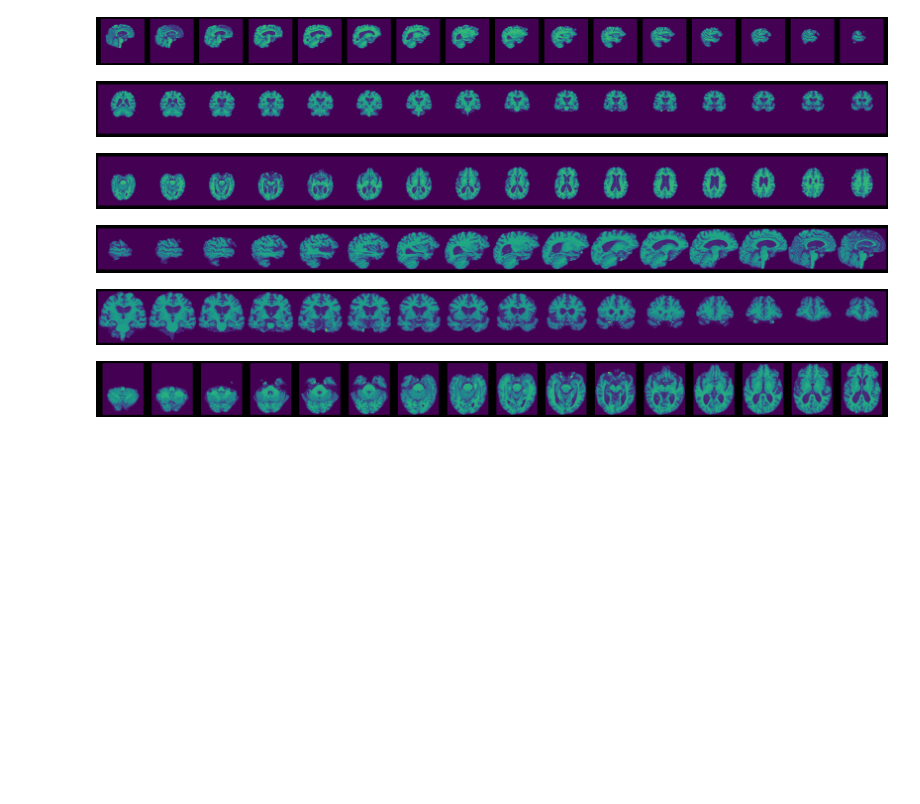
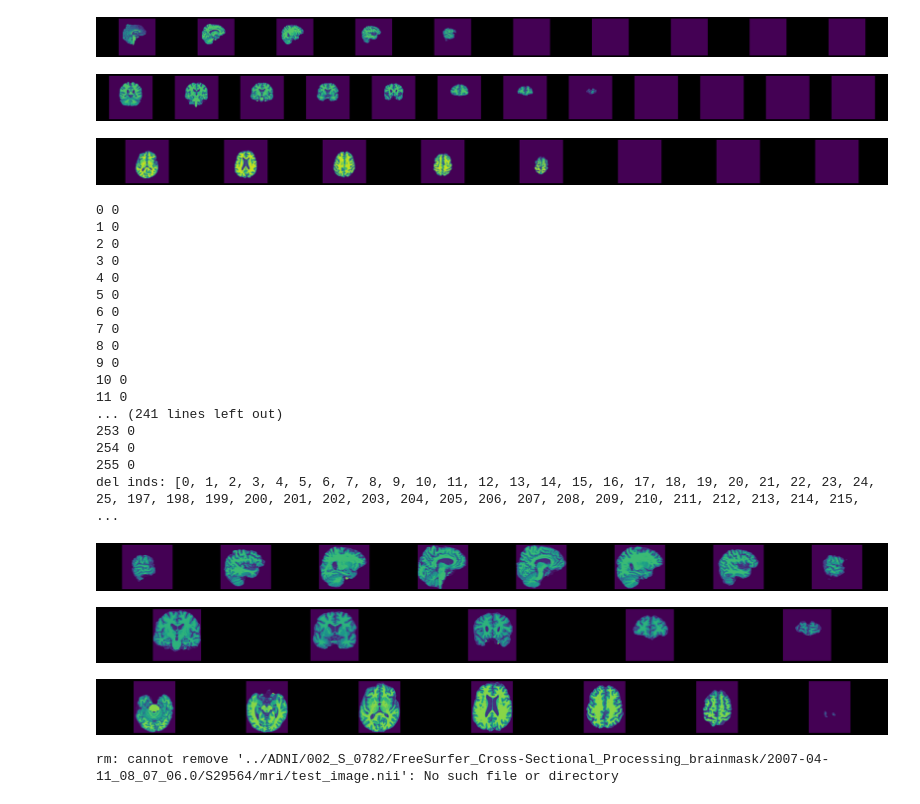
Before and after one commit to ShiboXing/ADNI_Preprocessing, a Jupyter notebook: show_img.ipynb, the cells around one changed output. Cells and saved outputs as stored; diff of their text form; code cells hidden in the pictures; blank space fills up the shorter version.

Commit message:
feat: add continuity check, refactor: add function to clean axis

```diff
--- a/show_img.ipynb
+++ b/show_img.ipynb
@@ -9,8 +9,10 @@ import csv
 import os
 import re
 # %%
-mgz_path = '../ADNI/002_S_0782/FreeSurfer_Cross-Sectional_Processing_brainmask/2007-04-11_08_07_06.0/S29564/mri/brainmask.mgz'
-nii_path = '../ADNI/002_S_0782/FreeSurfer_Cross-Sectional_Processing_brainmask/2007-04-11_08_07_06.0/S29564/mri/test_image.nii'
+arr = range(0, 256, 14)
+path = '../ADNI/002_S_0295/FreeSurfer_Cross-Sectional_Processing_brainmask/2006-04-18_08_20_30.0/S13408/mri'
+mgz_path = rf'{path}/brainmask.mgz'
+nii_path = rf'{path}/test_image.nii'
 padding = 0
 
 img = nib.load(mgz_path)
@@ -19,6 +21,7 @@ plotting.plot_img(img,cut_coords=arr,draw_cross=False,annotate=False,black_bg=Tr
 plotting.plot_img(img,cut_coords=arr,draw_cross=False,annotate=False,black_bg=True,display_mode='y')
 plotting.plot_img(img,cut_coords=arr,draw_cross=False,annotate=False,black_bg=True,display_mode='z')
 plotting.show()
+arr = range(0, img.shape[0], img.shape[0] // 15)
 
 # clean X
 x_len, y_len, z_len = len(np_img), len(np_img[0]), len(np_img[0, 0])
@@ -39,37 +42,58 @@ del_inds = []
 for i in range(y_len):
     if np.sum(np_img[:, i] != zero_mask) == 0:
         del_inds.append(i)
 np_img = np.delete(np.swapaxes(np_img, 0, 1), del_inds, 0)
 np_img = np.swapaxes(np_img, 0, 1)
 # add paddings
 np_img = np.insert(np_img, [0 for i in range(padding)], np.zeros(z_len), 1)
 np_img = np.insert(np_img, [len(np_img[0]) for i in range(padding)], np.zeros(z_len), 1)
 
-# clean Z
+# # clean Z
 x_len, y_len, z_len = len(np_img), len(np_img[0]), len(np_img[0, 0])
 zero_mask = np.zeros((x_len, y_len))
 del_inds = []
 for i in range(z_len):
     if np.sum(np_img[:, :, i] != zero_mask) == 0:
         del_inds.append(i)
 np_img = np.delete(np.swapaxes(np_img, 0, 2), del_inds, 0)
 np_img = np.swapaxes(np_img, 0, 2)
 # add paddings
 np_img = np.insert(np_img, [0 for i in range(padding)], 0, 2)
 np_img = np.insert(np_img, [len(np_img[0][0]) for i in range(padding)], 0, 2)
 
 # write to disk
 feat = nib.Nifti1Image(np_img, img.affine)
 nib.save(feat, nii_path)
 
 plotting.plot_img(feat,cut_coords=arr,draw_cross=False,annotate=False,black_bg=True,display_mode='x')
 plotting.plot_img(feat,cut_coords=arr,draw_cross=False,annotate=False,black_bg=True,display_mode='y')
 plotting.plot_img(feat,cut_coords=arr,draw_cross=False,annotate=False,black_bg=True,display_mode='z')
 plotting.show()
 # %% [output]
-[figure, old version]
+[figure, new version]
-[figure, old version]
+[figure, new version]
-[figure, old version]
+[figure, new version]
+0 0
+1 0
+2 0
+3 0
+4 0
+5 0
+6 0
+7 0
+8 0
+9 0
+10 0
+11 0
+... (241 lines left out)
+253 0
+254 0
+255 0
+del inds: [0, 1, 2, 3, 4, 5, 6, 7, 8, 9, 10, 11, 12, 13, 14, 15, 16, 17, 18, 19, 20, 21, 22, 23, 24, 25, 197, 198, 199, 200, 201, 202, 203, 204, 205, 206, 207, 208, 209, 210, 211, 212, 213, 214, 215,  ...
-[figure, old version]
+[figure, new version]
-[figure, old version]
+[figure, new version]
-[figure, old version]
+[figure, new version]
+# %%
+rm '../ADNI/002_S_0782/FreeSurfer_Cross-Sectional_Processing_brainmask/2007-04-11_08_07_06.0/S29564/mri/test_image.nii'
+# %% [output]
+rm: cannot remove '../ADNI/002_S_0782/FreeSurfer_Cross-Sectional_Processing_brainmask/2007-04-11_08_07_06.0/S29564/mri/test_image.nii': No such file or directory
```
Also changed, not shown: 1 other file.
